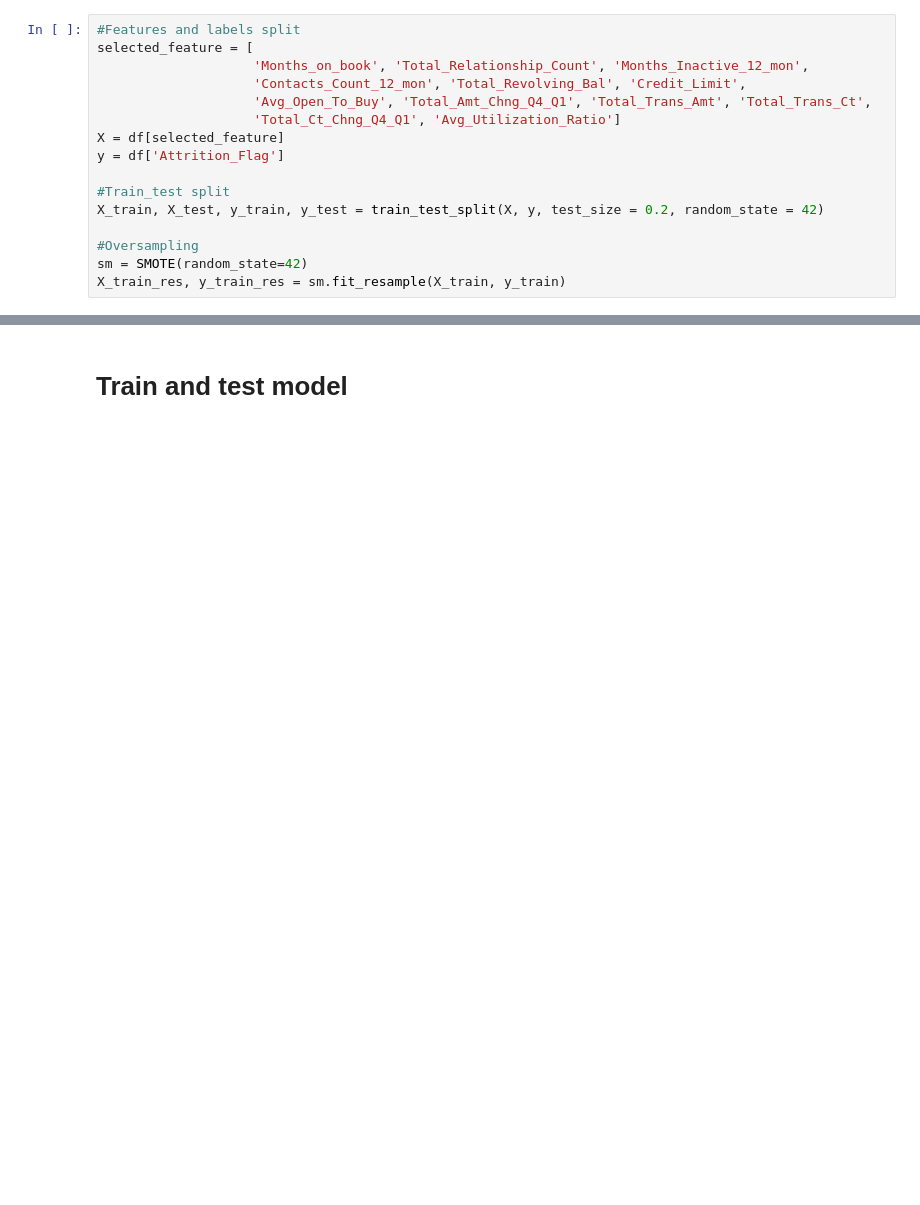
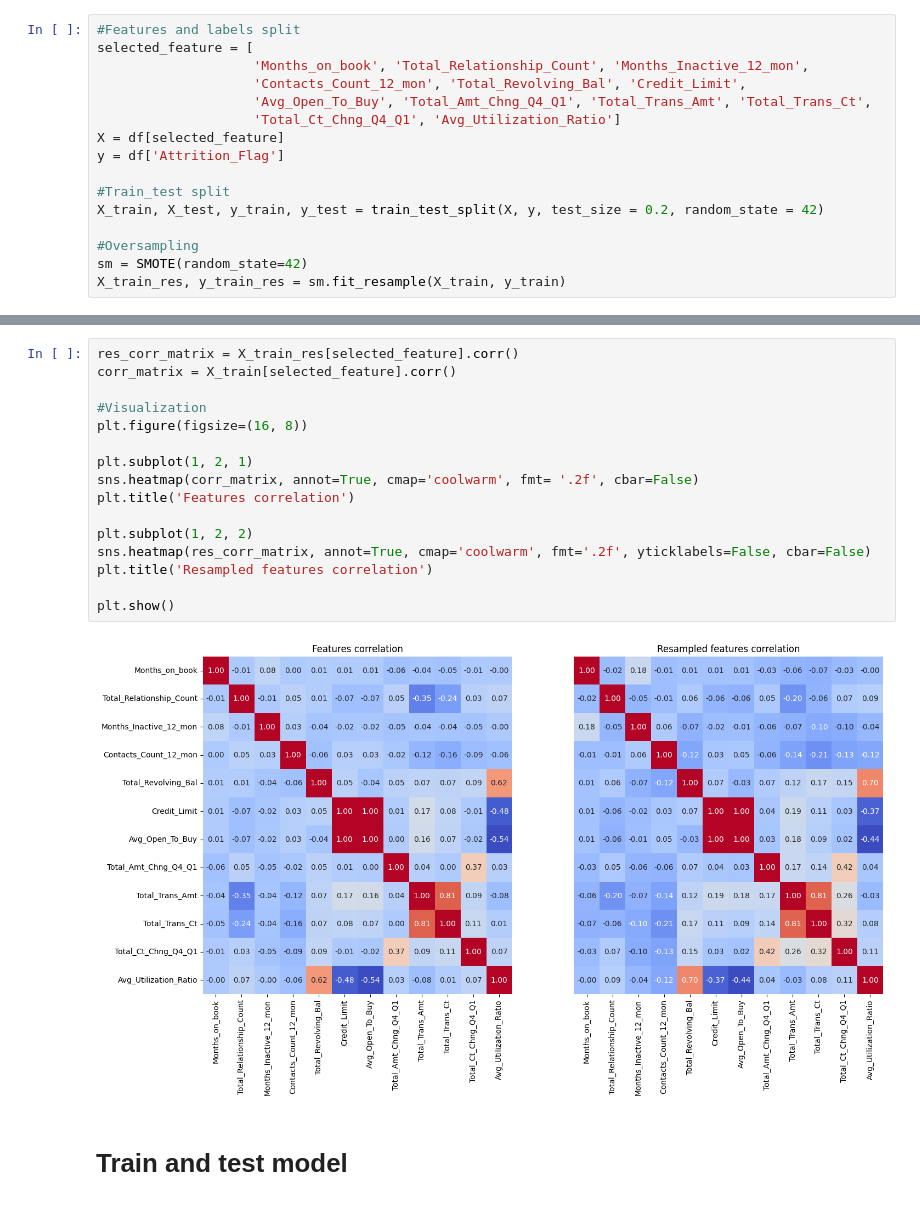
Before and after one commit to CaoThanhNg03/Customer-Churn-Predict, a Jupyter notebook: demo.ipynb, the cells around one changed output, grey strips where cells are left out. Drawn from its saved outputs; the diff is of its cells as text; blank space fills up the shorter version.

```diff
--- a/demo.ipynb
+++ b/demo.ipynb
@@ -119,3 +134,21 @@ X_train_res, y_train_res = sm.fit_resample(X_train, y_train)
+# %%
+res_corr_matrix = X_train_res[selected_feature].corr()
+corr_matrix = X_train[selected_feature].corr()
+
+#Visualization
+plt.figure(figsize=(16, 8))
+
+plt.subplot(1, 2, 1)
+sns.heatmap(corr_matrix, annot=True, cmap='coolwarm', fmt= '.2f', cbar=False)
+plt.title('Features correlation')
+
+plt.subplot(1, 2, 2)
+sns.heatmap(res_corr_matrix, annot=True, cmap='coolwarm', fmt='.2f', yticklabels=False, cbar=False)
+plt.title('Resampled features correlation')
+
+plt.show()
+# %% [output]
+[figure, added]
 # %% [markdown]
 # Train and test model
 # %%
```
Also changed, not shown: parts of 13 cells of this notebook.
